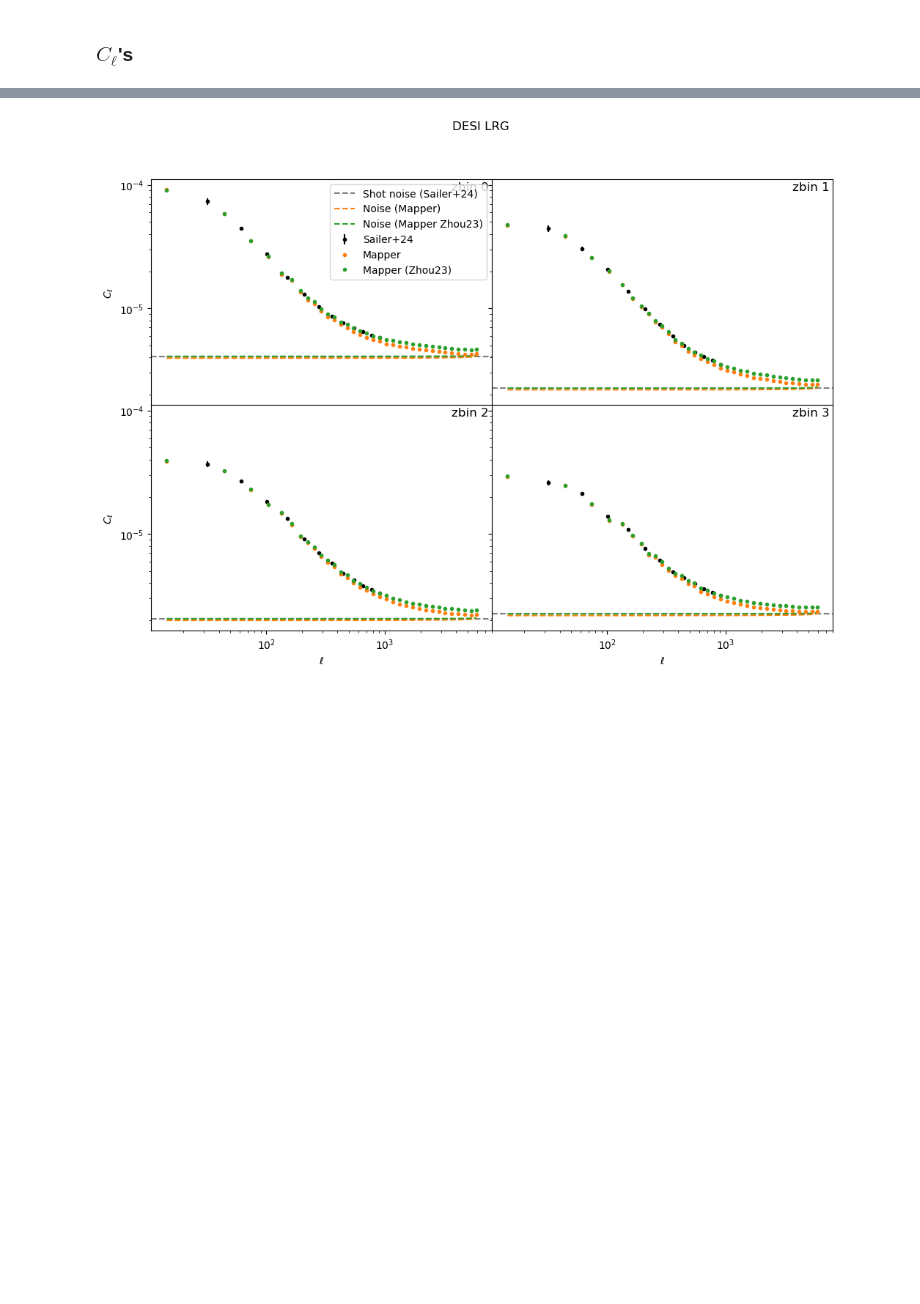
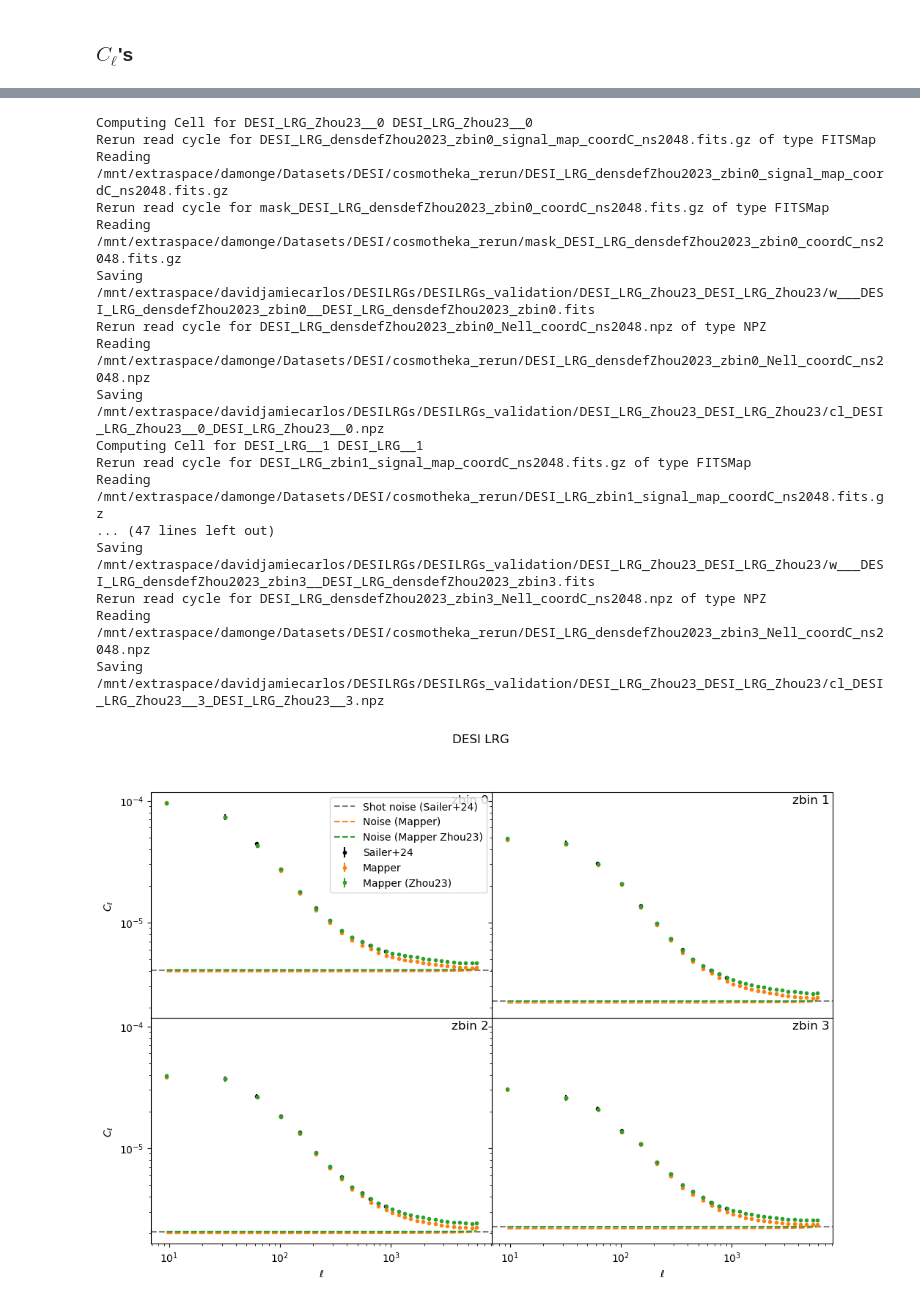
Before and after one commit to Cosmotheka/Cosmotheka_tutorials, a Jupyter notebook: tutorials/DESI_LRG.ipynb, the cells around one changed output, grey strips where cells are left out. Saved outputs shown, nothing was run; the diff lists cells and outputs as text; code cells hidden in the pictures; blank space fills up the shorter version.

Commit message:
improved comparison for DESI LRGs

```diff
--- a/tutorials/DESI_LRG.ipynb
+++ b/tutorials/DESI_LRG.ipynb
@@ -139,0 +152,6 @@ dict_keys(['README', 'nside', 'map names', 'ledges', 'ell', 'pixwin', 'cl_DR6_LR
+# %%
+# Check that the binning is the same as Sailer+24.
+# Note: there is a small difference but for the porposes of comparing both
+# Cells, it should be negligible.
+ell, cl = cl_instances[(0, 0)].get_ell_cl()
+print(ell)
@@ -144,9 +175,13 @@ ax = ax.flatten()
 for zbin in range(4):
     ell, cl = cl_instances[(zbin, zbin)].get_ell_cl()
     _, nl = cl_instances[(zbin, zbin)].get_ell_nl()
+    # err = np.sqrt(np.diag(cov_instances[(zbin, zbin)].get_covariance()))
+    err = np.zeros_like(cl[0])
 
     ell, cl_Zhou23 = cl_Zhou23_instances[(zbin, zbin)].get_ell_cl()
     _, nl_Zhou23 = cl_Zhou23_instances[(zbin, zbin)].get_ell_nl()
+    # err_Zhou23 = np.sqrt(np.diag(cov_Zhou23_instances[(zbin, zbin)].get_covariance()))
+    err_Zhou23 = np.zeros_like(cl[0])
 
     # Sailer's
     pzbin = zbin + 1
@@ -157,37 +192,54 @@ for zbin in range(4):
 
     ax[zbin].errorbar(ell_Sailer, cl_Sailer, yerr=err_Sailer, label=f'Sailer+24',
                   fmt='.', color='black')
-    ax[zbin].errorbar(ell, cl[0] + nl[0], label=f'Mapper', color='C1', fmt='.')
-    ax[zbin].errorbar(ell, cl_Zhou23[0] + nl_Zhou23[0], label=f'Mapper (Zhou23)', color='C2', fmt='.')
+    ax[zbin].errorbar(ell, cl[0] + nl[0], yerr=err, label=f'Mapper', color='C1', fmt='.')
+    ax[zbin].errorbar(ell, cl_Zhou23[0] + nl_Zhou23[0], yerr=err_Zhou23, label=f'Mapper (Zhou23)', color='C2', fmt='.')
 
     # Noise
     ax[zbin].axhline(shot, color='gray', linestyle='--', label=f'Shot noise (Sailer+24)')
     ax[zbin].plot(ell, nl[0], color='C1', linestyle='--', label=f'Noise (Mapper)')
     ax[zbin].plot(ell, nl_Zhou23[0], color='C2', linestyle='--', label=f'Noise (Mapper Zhou23)')
 
     # Add text with the redshift bin
     ax[zbin].text(0.99, 0.99, f'zbin {zbin}', transform=ax[zbin].transAxes,
                   fontsize=12, verticalalignment='top', horizontalalignment='right')
 
 
 ax[0].legend()
 
 ax[0].set_ylabel(r'$C_\ell$')
 ax[2].set_ylabel(r'$C_\ell$')
 
 ax[2].set_xlabel(r'$\ell$')
 ax[3].set_xlabel(r'$\ell$')
 
 ax[0].set_yscale("log")
 ax[2].set_yscale("log")
 ax[2].set_xscale("log")
 ax[3].set_xscale("log")
 
 f.suptitle(f'DESI LRG')
 plt.show()
 plt.close()
 # %% [output]
+Computing Cell for DESI_LRG_Zhou23__0 DESI_LRG_Zhou23__0
+Rerun read cycle for DESI_LRG_densdefZhou2023_zbin0_signal_map_coordC_ns2048.fits.gz of type FITSMap
+Reading /mnt/extraspace/damonge/Datasets/DESI/cosmotheka_rerun/DESI_LRG_densdefZhou2023_zbin0_signal_map_coordC_ns2048.fits.gz
+Rerun read cycle for mask_DESI_LRG_densdefZhou2023_zbin0_coordC_ns2048.fits.gz of type FITSMap
+Reading /mnt/extraspace/damonge/Datasets/DESI/cosmotheka_rerun/mask_DESI_LRG_densdefZhou2023_zbin0_coordC_ns2048.fits.gz
+Saving /mnt/extraspace/davidjamiecarlos/DESILRGs/DESILRGs_validation/DESI_LRG_Zhou23_DESI_LRG_Zhou23/w___DESI_LRG_densdefZhou2023_zbin0__DESI_LRG_densdefZhou2023_zbin0.fits
+Rerun read cycle for DESI_LRG_densdefZhou2023_zbin0_Nell_coordC_ns2048.npz of type NPZ
+Reading /mnt/extraspace/damonge/Datasets/DESI/cosmotheka_rerun/DESI_LRG_densdefZhou2023_zbin0_Nell_coordC_ns2048.npz
+Saving /mnt/extraspace/davidjamiecarlos/DESILRGs/DESILRGs_validation/DESI_LRG_Zhou23_DESI_LRG_Zhou23/cl_DESI_LRG_Zhou23__0_DESI_LRG_Zhou23__0.npz
+Computing Cell for DESI_LRG__1 DESI_LRG__1
+Rerun read cycle for DESI_LRG_zbin1_signal_map_coordC_ns2048.fits.gz of type FITSMap
+Reading /mnt/extraspace/damonge/Datasets/DESI/cosmotheka_rerun/DESI_LRG_zbin1_signal_map_coordC_ns2048.fits.gz
+... (47 lines left out)
+Saving /mnt/extraspace/davidjamiecarlos/DESILRGs/DESILRGs_validation/DESI_LRG_Zhou23_DESI_LRG_Zhou23/w___DESI_LRG_densdefZhou2023_zbin3__DESI_LRG_densdefZhou2023_zbin3.fits
+Rerun read cycle for DESI_LRG_densdefZhou2023_zbin3_Nell_coordC_ns2048.npz of type NPZ
+Reading /mnt/extraspace/damonge/Datasets/DESI/cosmotheka_rerun/DESI_LRG_densdefZhou2023_zbin3_Nell_coordC_ns2048.npz
+Saving /mnt/extraspace/davidjamiecarlos/DESILRGs/DESILRGs_validation/DESI_LRG_Zhou23_DESI_LRG_Zhou23/cl_DESI_LRG_Zhou23__3_DESI_LRG_Zhou23__3.npz
-[figure, old version]
+[figure, new version]
 # %%
 f, ax = plt.subplots(2, 2, figsize=(12, 8), sharex=True, sharey=True, gridspec_kw={'hspace': 0, 'wspace': 0.0})
 ax = ax.flatten()
```
Also changed, not shown: parts of 6 cells of this notebook, 1 other file.
